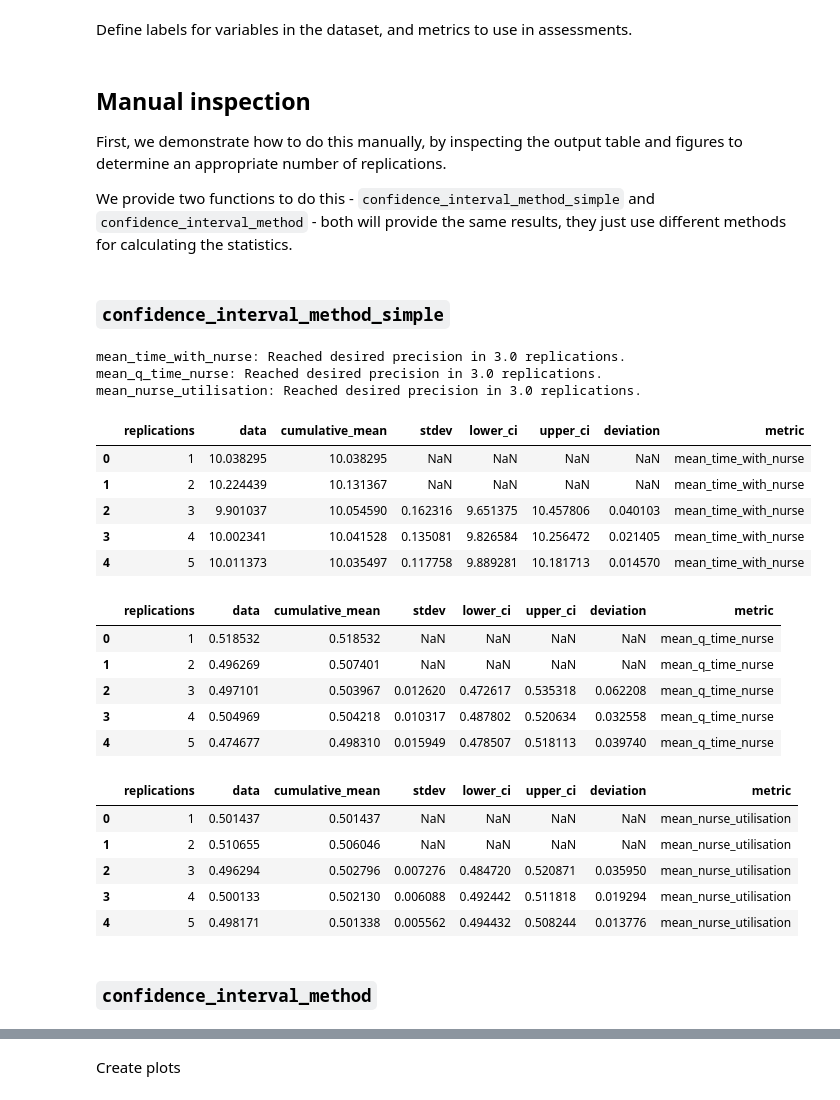
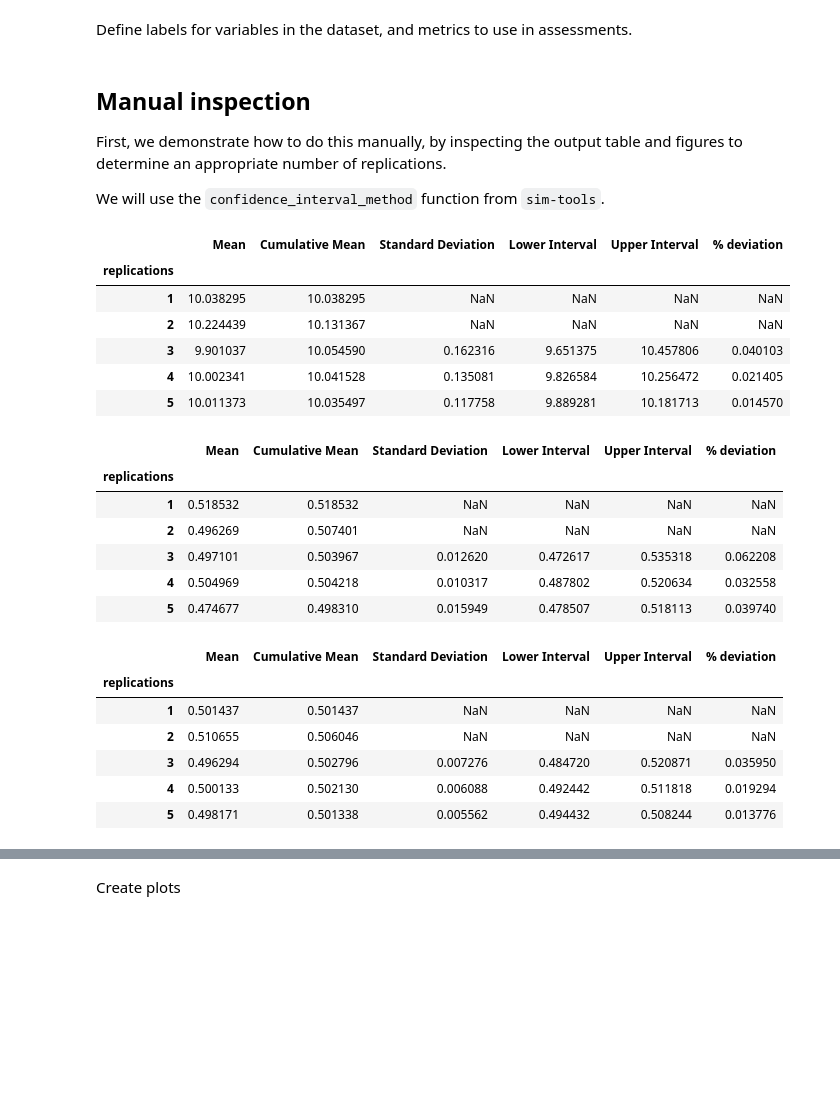
Before and after one commit to pythonhealthdatascience/pydesrap_mms, a Jupyter notebook: notebooks/choosing_replications.ipynb, the cells around one changed output, grey strips where cells are left out. Drawn from its saved outputs; the diff is of its cells as text; code cells hidden in the pictures; blank space fills up the shorter version.

```diff
--- a/notebooks/choosing_replications.ipynb
+++ b/notebooks/choosing_replications.ipynb
@@ -81,41 +82,44 @@ METRICS = [
 
 First, we demonstrate how to do this manually, by inspecting the output table and figures to determine an appropriate number of replications.
 
-We provide two functions to do this - `confidence_interval_method_simple` and `confidence_interval_method` - both will provide the same results, they just use different methods for calculating the statistics.
+We will use the `confidence_interval_method` function from `sim-tools`.
-# %% [markdown]
-### `confidence_interval_method_simple`
-# %%
-solutions, cumulative = confidence_interval_method_simple(
-    replications=40,
-    metrics=METRICS,
-    desired_precision=0.1,
-    verbose=True
-)
-
-for metric in METRICS:
-    display(cumulative[cumulative["metric"] == metric].head())
-# %% [output]
-mean_time_with_nurse: Reached desired precision in 3.0 replications.
-mean_q_time_nurse: Reached desired precision in 3.0 replications.
-mean_nurse_utilisation: Reached desired precision in 3.0 replications.
-|  | replications | data | cumulative_mean | stdev | lower_ci | upper_ci | deviation | metric |
-| 0 | 1 | 10.038295 | 10.038295 | NaN | NaN | NaN | NaN | mean_time_with_nurse |
-| 1 | 2 | 10.224439 | 10.131367 | NaN | NaN | NaN | NaN | mean_time_with_nurse |
-| 2 | 3 | 9.901037 | 10.054590 | 0.162316 | 9.651375 | 10.457806 | 0.040103 | mean_time_with_nurse |
-| 3 | 4 | 10.002341 | 10.041528 | 0.135081 | 9.826584 | 10.256472 | 0.021405 | mean_time_with_nurse |
-| 4 | 5 | 10.011373 | 10.035497 | 0.117758 | 9.889281 | 10.181713 | 0.014570 | mean_time_with_nurse |
-|  | replications | data | cumulative_mean | stdev | lower_ci | upper_ci | deviation | metric |
-| 0 | 1 | 0.518532 | 0.518532 | NaN | NaN | NaN | NaN | mean_q_time_nurse |
-| 1 | 2 | 0.496269 | 0.507401 | NaN | NaN | NaN | NaN | mean_q_time_nurse |
-| 2 | 3 | 0.497101 | 0.503967 | 0.012620 | 0.472617 | 0.535318 | 0.062208 | mean_q_time_nurse |
-| 3 | 4 | 0.504969 | 0.504218 | 0.010317 | 0.487802 | 0.520634 | 0.032558 | mean_q_time_nurse |
-| 4 | 5 | 0.474677 | 0.498310 | 0.015949 | 0.478507 | 0.518113 | 0.039740 | mean_q_time_nurse |
-|  | replications | data | cumulative_mean | stdev | lower_ci | upper_ci | deviation | metric |
-| 0 | 1 | 0.501437 | 0.501437 | NaN | NaN | NaN | NaN | mean_nurse_utilisation |
-| 1 | 2 | 0.510655 | 0.506046 | NaN | NaN | NaN | NaN | mean_nurse_utilisation |
-| 2 | 3 | 0.496294 | 0.502796 | 0.007276 | 0.484720 | 0.520871 | 0.035950 | mean_nurse_utilisation |
-| 3 | 4 | 0.500133 | 0.502130 | 0.006088 | 0.492442 | 0.511818 | 0.019294 | mean_nurse_utilisation |
-| 4 | 5 | 0.498171 | 0.501338 | 0.005562 | 0.494432 | 0.508244 | 0.013776 | mean_nurse_utilisation |
+# %%
+# Run simulation for 40 replications
+param = Param(number_of_runs=40)
+runner = Runner(param=param)
+runner.run_reps()
+
+# Run the confidence interval method
+confint_results = confidence_interval_method(
+    replications=runner.run_results_df[METRICS],
+    desired_precision=0.1,
+    decimal_places=6
+)
+
+for metric in METRICS:
+    display(confint_results[metric][1].head())
+# %% [output]
+|  | Mean | Cumulative Mean | Standard Deviation | Lower Interval | Upper Interval | % deviation |
+| replications |  |  |  |  |  |  |
+| 1 | 10.038295 | 10.038295 | NaN | NaN | NaN | NaN |
+| 2 | 10.224439 | 10.131367 | NaN | NaN | NaN | NaN |
+| 3 | 9.901037 | 10.054590 | 0.162316 | 9.651375 | 10.457806 | 0.040103 |
+| 4 | 10.002341 | 10.041528 | 0.135081 | 9.826584 | 10.256472 | 0.021405 |
+| 5 | 10.011373 | 10.035497 | 0.117758 | 9.889281 | 10.181713 | 0.014570 |
+|  | Mean | Cumulative Mean | Standard Deviation | Lower Interval | Upper Interval | % deviation |
+| replications |  |  |  |  |  |  |
+| 1 | 0.518532 | 0.518532 | NaN | NaN | NaN | NaN |
+| 2 | 0.496269 | 0.507401 | NaN | NaN | NaN | NaN |
+| 3 | 0.497101 | 0.503967 | 0.012620 | 0.472617 | 0.535318 | 0.062208 |
+| 4 | 0.504969 | 0.504218 | 0.010317 | 0.487802 | 0.520634 | 0.032558 |
+| 5 | 0.474677 | 0.498310 | 0.015949 | 0.478507 | 0.518113 | 0.039740 |
+|  | Mean | Cumulative Mean | Standard Deviation | Lower Interval | Upper Interval | % deviation |
+| replications |  |  |  |  |  |  |
+| 1 | 0.501437 | 0.501437 | NaN | NaN | NaN | NaN |
+| 2 | 0.510655 | 0.506046 | NaN | NaN | NaN | NaN |
+| 3 | 0.496294 | 0.502796 | 0.007276 | 0.484720 | 0.520871 | 0.035950 |
+| 4 | 0.500133 | 0.502130 | 0.006088 | 0.492442 | 0.511818 | 0.019294 |
+| 5 | 0.498171 | 0.501338 | 0.005562 | 0.494432 | 0.508244 | 0.013776 |
 # %%
 for metric in METRICS:
     p = plotly_confidence_interval_method(
@@ -126,3 +129 @@ for metric in METRICS:
     p.show()
-# %% [markdown]
-### `confidence_interval_method`
```
Also changed, not shown: parts of 11 cells of this notebook, 12 other files.
